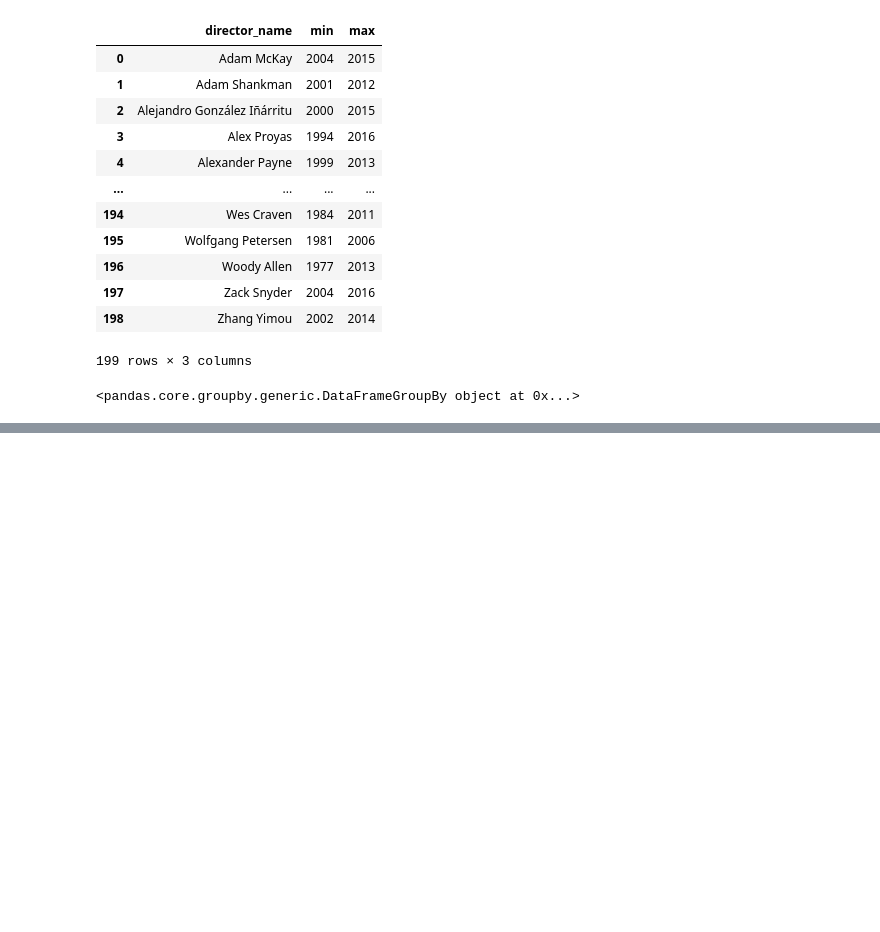
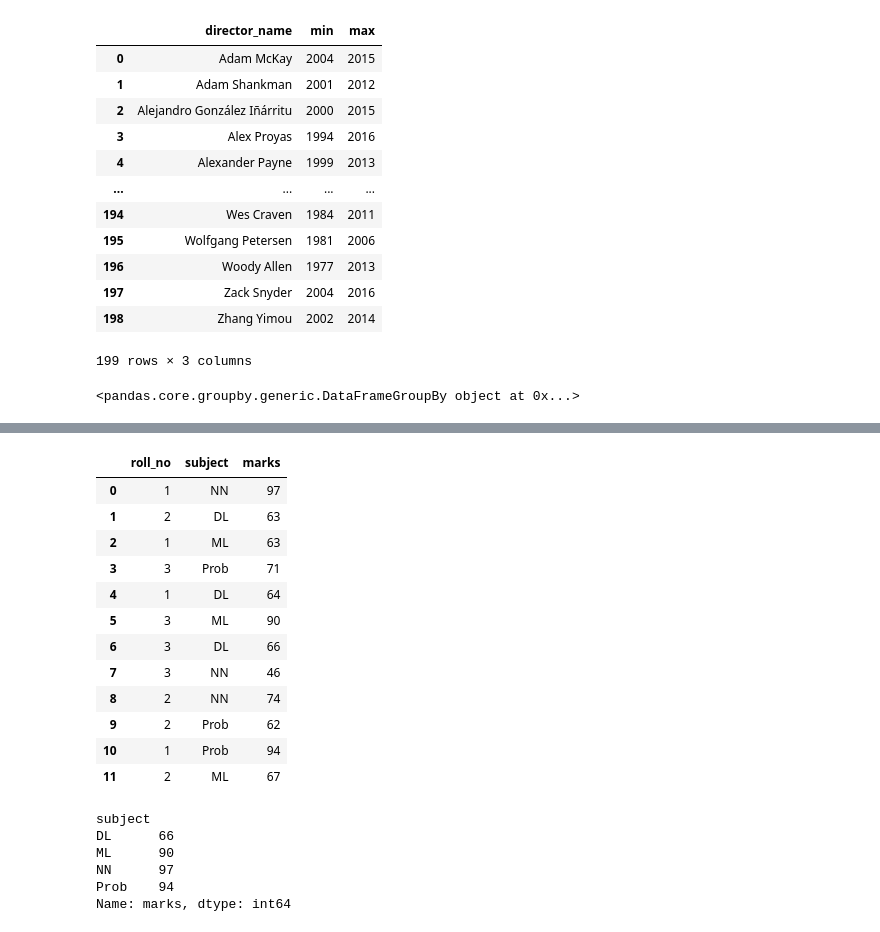
Before and after one commit to shivraj7/scalar, a Jupyter notebook: Pandas3.ipynb, the cells around one changed output, grey strips where cells are left out. Drawn from its saved outputs; the diff is of its cells as text; code cells hidden in the pictures; blank space fills up the shorter version.

```diff
--- a/Pandas3.ipynb
+++ b/Pandas3.ipynb
@@ -586,0 +788,28 @@ result
+# %%
+#another method using groupby and merge. this failing on dashboard. check later
+df
+# %% [output]
+|  | roll_no | subject | marks |
+| 0 | 1 | NN | 97 |
+| 1 | 2 | DL | 63 |
+| 2 | 1 | ML | 63 |
+| 3 | 3 | Prob | 71 |
+| 4 | 1 | DL | 64 |
+| 5 | 3 | ML | 90 |
+| 6 | 3 | DL | 66 |
+| 7 | 3 | NN | 46 |
+| 8 | 2 | NN | 74 |
+| 9 | 2 | Prob | 62 |
+| 10 | 1 | Prob | 94 |
+| 11 | 2 | ML | 67 |
+# %%
+
+max_marks = df.groupby('subject')['marks'].max()
+max_marks
+# %% [output]
+subject
+DL      66
+ML      90
+NN      97
+Prob    94
+Name: marks, dtype: int64
```
Also changed, not shown: parts of 46 cells of this notebook.
